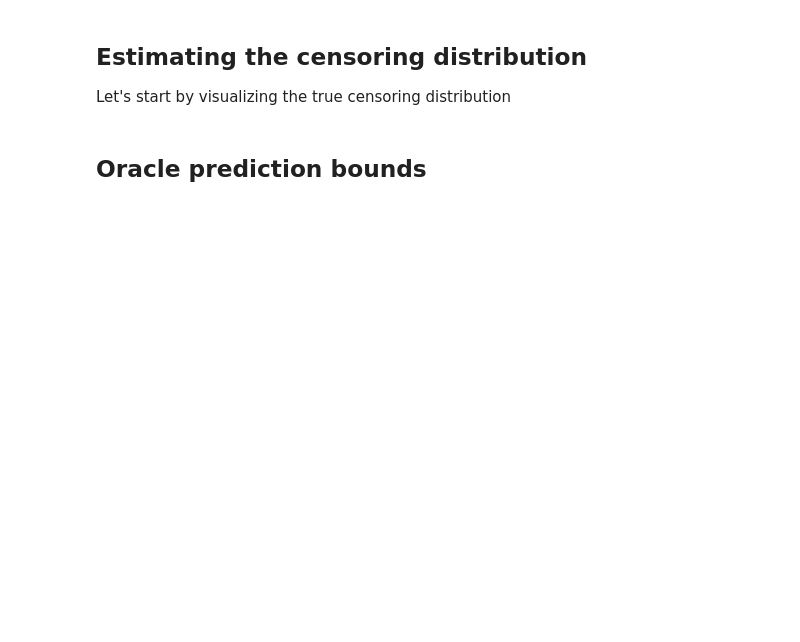
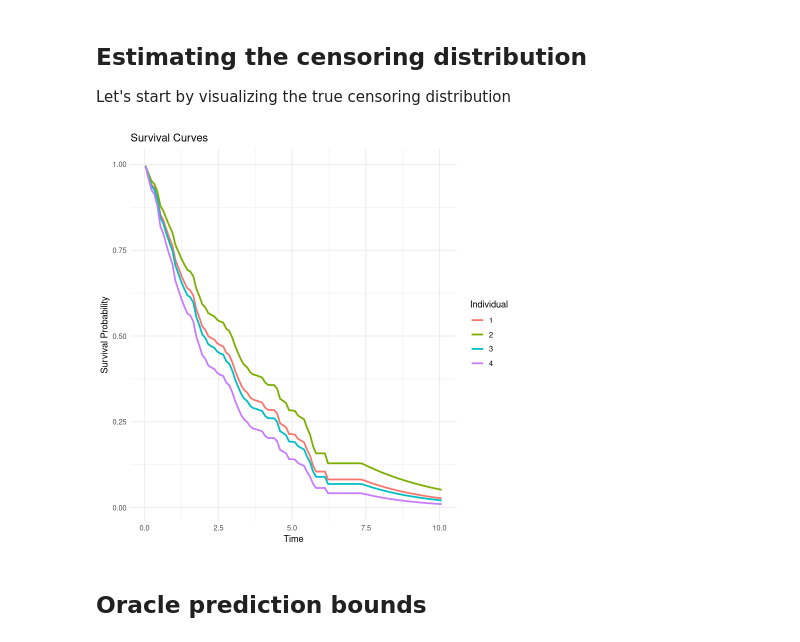
Before and after one commit to msesia/conformal_survival, a Jupyter notebook: code/survival-cqr-new.ipynb, the cells around one changed output. Drawn from its saved outputs; the diff is of its cells as text; code cells hidden in the pictures; blank space fills up the shorter version.

```diff
--- a/code/survival-cqr-new.ipynb
+++ b/code/survival-cqr-new.ipynb
@@ -154,14 +162,6 @@ survfit2(Surv(time, status) ~ 1, data = data.train) |>
 ## Fit survival model
 
 Fit a survival model using the training data.
-# %%
-# This code works
-model <- survival::coxph(Surv(time, status) ~ ., data = data.train)
-
-idx.predict <- c(1:4)
-surv_fit <- survival::survfit(model, newdata = data.cal[idx.predict,])
-
-plot(surv_fit)
 # %%
 source("utils_survival_new.R")
 
@@ -205,18 +215,21 @@ Let's start by visualizing the true censoring distribution
 # %%
 source("utils_censoring.R")
 source("utils_survival_new.R")
 
 # Initialize a base model for the censoring distribution
-cens_base_model <- GRF_SurvivalForestWrapper$new()
+#cens_base_model <- GRF_SurvivalForestWrapper$new()
 #cens_base_model <- SurvregModelWrapper$new(dist="lognormal")
+cens_base_model <- CoxphModelWrapper$new()
 
 # Create an instance of the CensoringModel class with the model
 censoring_model <- CensoringModel$new(model = cens_base_model)
 
 # Fit the censoring distribution
 censoring_model$fit(data = data.train)
 
 # Plot the censoring distribution for the first individual
 idx.predict <- c(1:4)
 pred_surv = censoring_model$model$predict(data.cal[idx.predict,])
 plot_survival_curves(pred_surv)
+# %% [output]
+[figure, added]
```
Also changed, not shown: parts of 26 cells of this notebook, 3 other files.
